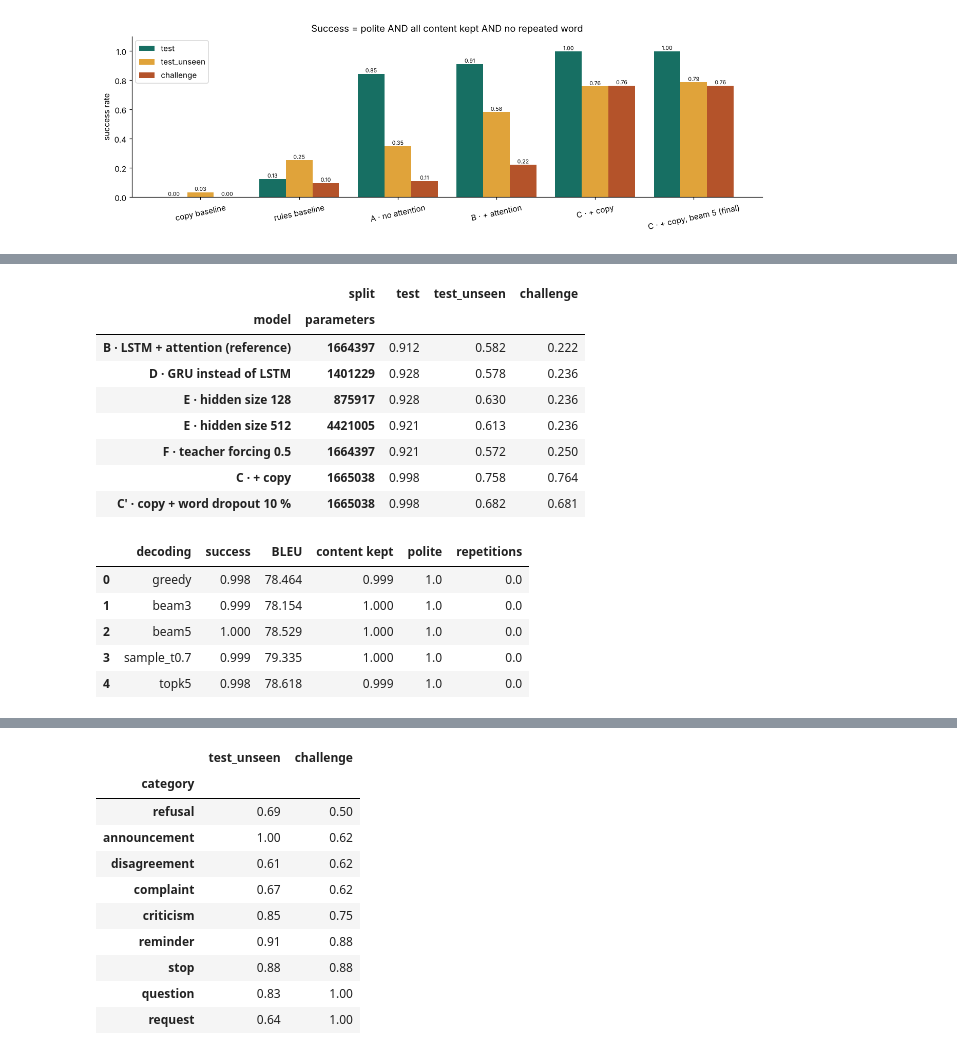
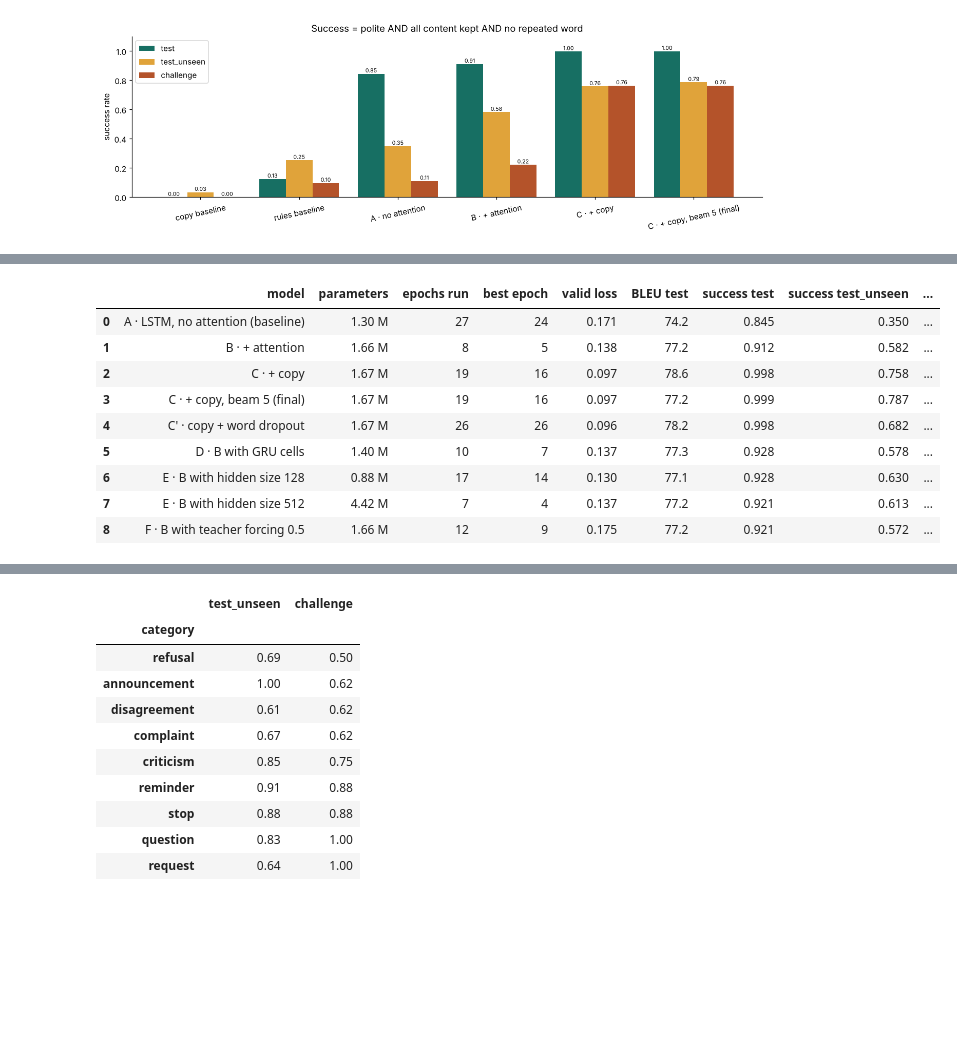
Before and after one commit to Ikram-Saidane/politely-seq2seq, a Jupyter notebook: NLP_Project.ipynb, the cells around one changed output, grey strips where cells are left out. Cells and saved outputs as stored; diff of their text form; code cells hidden in the pictures; blank space fills up the shorter version.

```diff
--- a/NLP_Project.ipynb
+++ b/NLP_Project.ipynb
@@ -1165,0 +1254,10 @@ pd.DataFrame(examples)
+# %%
+human_labels = pd.read_csv(REPORTS / "human_eval_challenge_C_copy_nodrop__beam5.csv", keep_default_na=False)
+report_examples = ["Turn the music down.", "You're wrong. Water boils at 100 degrees.",
+                   "I won't lend you any more money.", "You were supposed to pay the rent yesterday."]
+rows = []
+for s in report_examples:
+    label = human_labels[human_labels.impolite == s].iloc[0]
+    rows.append({"input": s, "generated (C, beam 5)": detokenize(beam_search(C, tokenize(s)), capitalize=True),
+                 "automatic success": bool(label.automatic_success), "human judgement": label.human_label})
+pd.DataFrame(rows)
@@ -1448,35 +1565,30 @@ take hours, so their results are read from `reports/results.json`:
-# %%
-all_results = json.loads((REPORTS / "results.json").read_text())
-variants = {"B_attention": "B · LSTM + attention (reference)", "D_gru_attention": "D · GRU instead of LSTM",
-            "E_attention_h128": "E · hidden size 128", "E_attention_h512": "E · hidden size 512",
-            "F_attention_tf0.5": "F · teacher forcing 0.5", "C_copy_nodrop": "C · + copy",
-            "C_copy": "C' · copy + word dropout 10 %"}
-table = pd.DataFrame([{"model": label, "parameters": r["params"], "split": r["split"], "success": r["success_rate"]}
-                      for m, label in variants.items() for r in all_results
-                      if r["system"] == m and r["split"] in ("test", "test_unseen", "challenge")])
-table.pivot_table(index=["model", "parameters"], columns="split", values="success", sort=False)[["test", "test_unseen", "challenge"]].round(3)
-# %% [output]
-|  | split | test | test_unseen | challenge |
-| model | parameters |  |  |  |
-| B · LSTM + attention (reference) | 1664397 | 0.912 | 0.582 | 0.222 |
-| D · GRU instead of LSTM | 1401229 | 0.928 | 0.578 | 0.236 |
-| E · hidden size 128 | 875917 | 0.928 | 0.630 | 0.236 |
-| E · hidden size 512 | 4421005 | 0.921 | 0.613 | 0.236 |
-| F · teacher forcing 0.5 | 1664397 | 0.921 | 0.572 | 0.250 |
-| C · + copy | 1665038 | 0.998 | 0.758 | 0.764 |
-| C' · copy + word dropout 10 % | 1665038 | 0.998 | 0.682 | 0.681 |
-# %%
-# Decoding strategies of model C on the VALIDATION set (used to choose the final decoding)
-dec = [r for r in all_results if r["split"] == "valid" and r["system"].startswith("C_copy_nodrop")]
-pd.DataFrame([{"decoding": r["system"].partition("__")[2] or "greedy", "success": r["success_rate"], "BLEU": r["BLEU"],
-               "content kept": r["content_preservation"], "polite": r["polite_rate"], "repetitions": r["repetition_rate"]}
-              for r in dec]).round(3)
-# %% [output]
-|  | decoding | success | BLEU | content kept | polite | repetitions |
-| 0 | greedy | 0.998 | 78.464 | 0.999 | 1.0 | 0.0 |
-| 1 | beam3 | 0.999 | 78.154 | 1.000 | 1.0 | 0.0 |
-| 2 | beam5 | 1.000 | 78.529 | 1.000 | 1.0 | 0.0 |
-| 3 | sample_t0.7 | 0.999 | 79.335 | 1.000 | 1.0 | 0.0 |
-| 4 | topk5 | 0.998 | 78.618 | 0.999 | 1.0 | 0.0 |
+# %%
+all_results = json.loads((REPORTS / "results.json").read_text())
+res = {(r["system"], r["split"]): r for r in all_results}
+labels = {"A_lstm": "A · LSTM, no attention (baseline)", "B_attention": "B · + attention",
+          "C_copy_nodrop": "C · + copy", "C_copy_nodrop__beam5": "C · + copy, beam 5 (final)",
+          "C_copy": "C' · copy + word dropout", "D_gru_attention": "D · B with GRU cells",
+          "E_attention_h128": "E · B with hidden size 128", "E_attention_h512": "E · B with hidden size 512",
+          "F_attention_tf0.5": "F · B with teacher forcing 0.5"}
+rows = []
+for system, label in labels.items():
+    m = system.split("__")[0]
+    summary = json.loads((EXP / m / "train_summary.json").read_text())
+    rows.append({"model": label, "parameters": f"{summary['params'] / 1e6:.2f} M", "epochs run": summary["epochs_run"],
+                 "best epoch": summary["best_epoch"], "valid loss": round(summary["best_valid_loss"], 3),
+                 "BLEU test": round(res[(system, "test")]["BLEU"], 1),
+                 **{f"success {s}": round(res[(system, s)]["success_rate"], 3) for s in ("test", "test_unseen", "challenge")}})
+pd.DataFrame(rows)
+# %% [output]
+|  | model | parameters | epochs run | best epoch | valid loss | BLEU test | success test | success test_unseen | ... |
+| 0 | A · LSTM, no attention (baseline) | 1.30 M | 27 | 24 | 0.171 | 74.2 | 0.845 | 0.350 | ... |
+| 1 | B · + attention | 1.66 M | 8 | 5 | 0.138 | 77.2 | 0.912 | 0.582 | ... |
+| 2 | C · + copy | 1.67 M | 19 | 16 | 0.097 | 78.6 | 0.998 | 0.758 | ... |
+| 3 | C · + copy, beam 5 (final) | 1.67 M | 19 | 16 | 0.097 | 77.2 | 0.999 | 0.787 | ... |
+| 4 | C' · copy + word dropout | 1.67 M | 26 | 26 | 0.096 | 78.2 | 0.998 | 0.682 | ... |
+| 5 | D · B with GRU cells | 1.40 M | 10 | 7 | 0.137 | 77.3 | 0.928 | 0.578 | ... |
+| 6 | E · B with hidden size 128 | 0.88 M | 17 | 14 | 0.130 | 77.1 | 0.928 | 0.630 | ... |
+| 7 | E · B with hidden size 512 | 4.42 M | 7 | 4 | 0.137 | 77.2 | 0.921 | 0.613 | ... |
+| 8 | F · B with teacher forcing 0.5 | 1.66 M | 12 | 9 | 0.175 | 77.2 | 0.921 | 0.572 | ... |
 # %% [markdown]
 - A **bigger model** (hidden 512), a **smaller one** (128), **GRU cells** or **teacher forcing 0.5**
```
Also changed, not shown: parts of 23 cells of this notebook, 5 other files.
